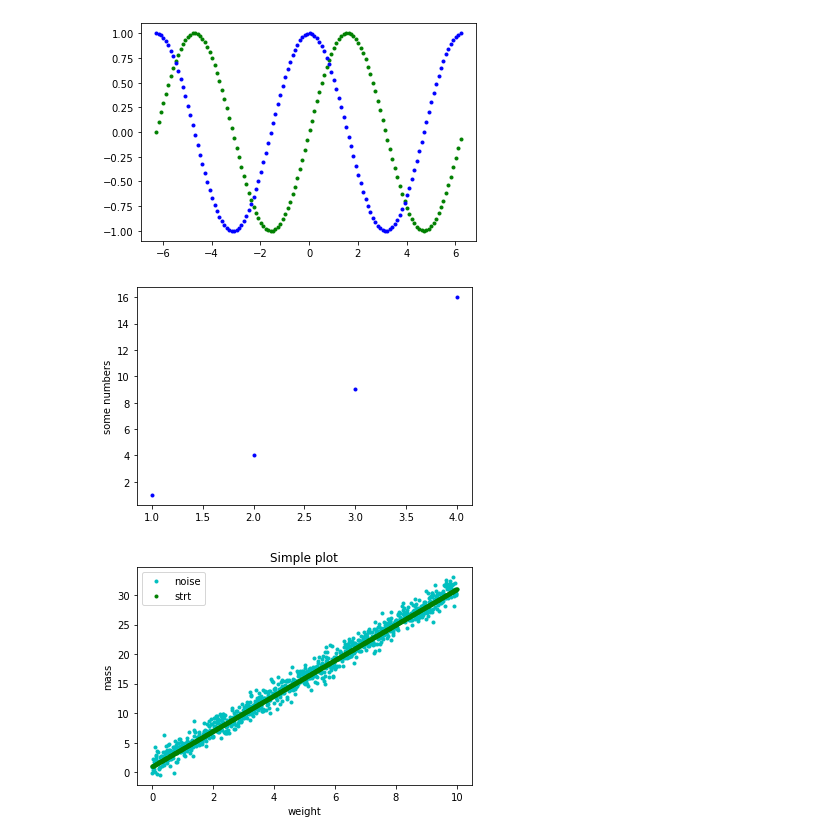
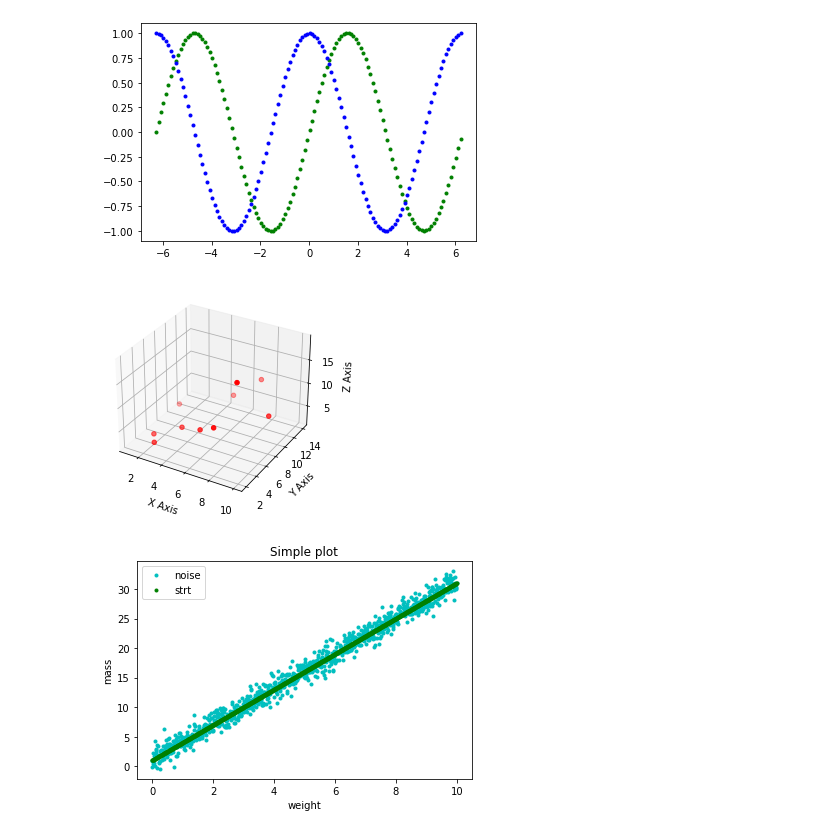
Before and after one commit to Jonish99/Fundamentals-of-Data-Analysis-Assessment, a Jupyter notebook: pyplot.ipynb, the cells around one changed output. Cells and saved outputs as stored; diff of their text form; code cells hidden in the pictures.

Commit message:
Added content to concise overview of matplotlib.pyplot()

```diff
--- a/pyplot.ipynb
+++ b/pyplot.ipynb
@@ -27,11 +115,34 @@ plt.show()
 # %% [output]
 [figure]
 # %%
-plt.plot([1, 2, 3, 4],[1,4,9,16],'b.')
-plt.ylabel('some numbers')
+#https://www.activestate.com/resources/quick-reads/how-to-display-a-plot-in-python/
+from mpl_toolkits.mplot3d import Axes3D
+import matplotlib.pyplot as plt
+
+fig = plt.figure()
+
+# Create 1 3D subplot:
+ax = fig.add_subplot(111, projection='3d')
+
+# ‘111’ is a MATlab convention used in Matplotlib
+# to create a grid with 1 row and 1 column.
+# The first cell in the grid is the new Axes location.
+# Create x,y,z coordinates:
+x =[1,2,3,4,5,6,7,8,9,10]
+y =[11,4,2,5,13,4,14,2,4,8]
+z =[2,3,4,5,5,7,9,11,19,9]
+
+# Create a 3D scatter plot with x,y,z orthogonal axis, and red "o" markers:
+ax.scatter(x, y, z, c='red', marker="o")
+
+# Create x,y,z axis labels:
+ax.set_xlabel('X Axis')
+ax.set_ylabel('Y Axis')
+ax.set_zlabel('Z Axis')
+
 plt.show()
 # %% [output]
-[figure, old version]
+[figure, new version]
 # %%
 x = np.arange(0.0,10.0,0.01)
 y = 3.0 * x +1.0
```
Also changed, not shown: parts of 14 cells of this notebook.
